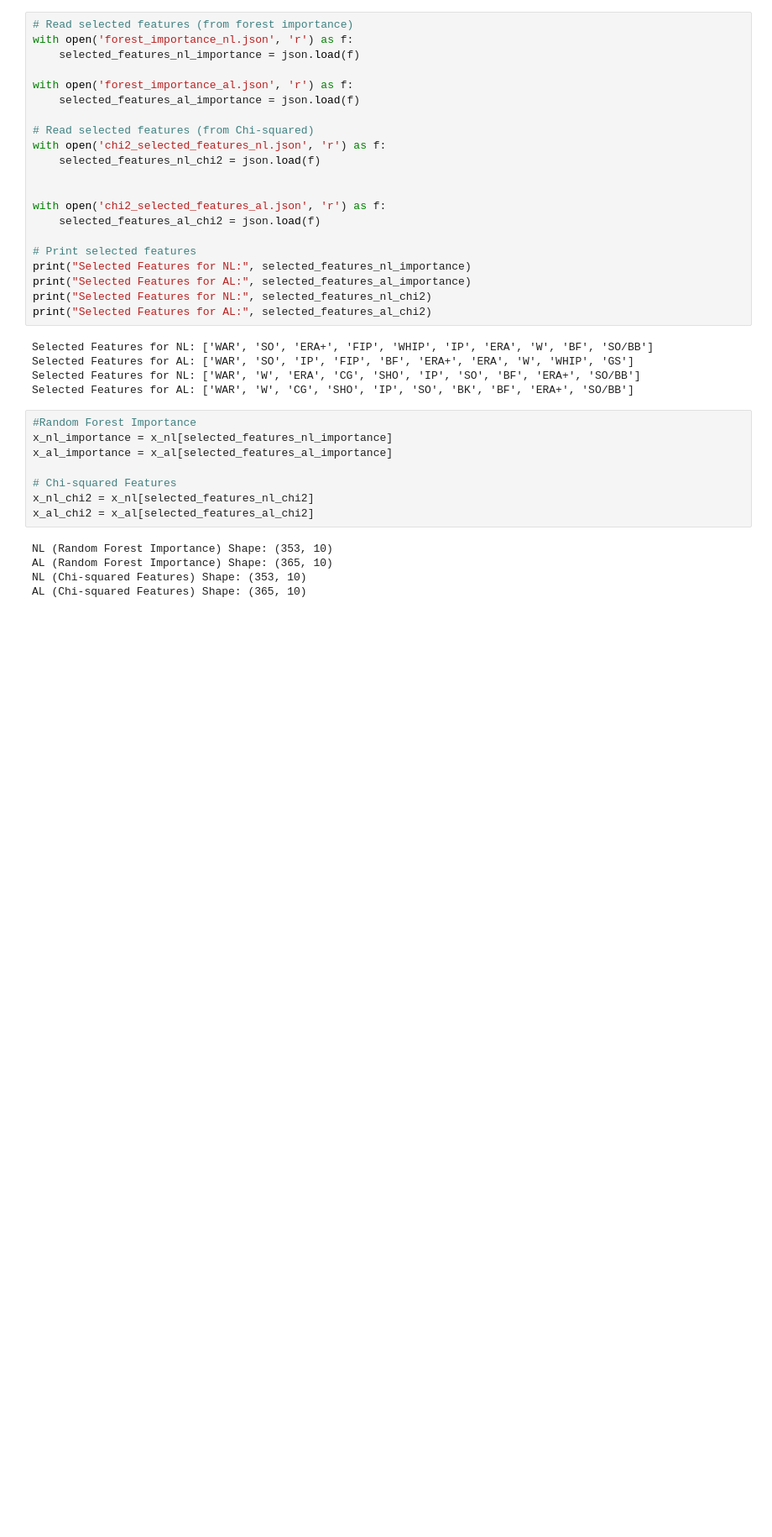
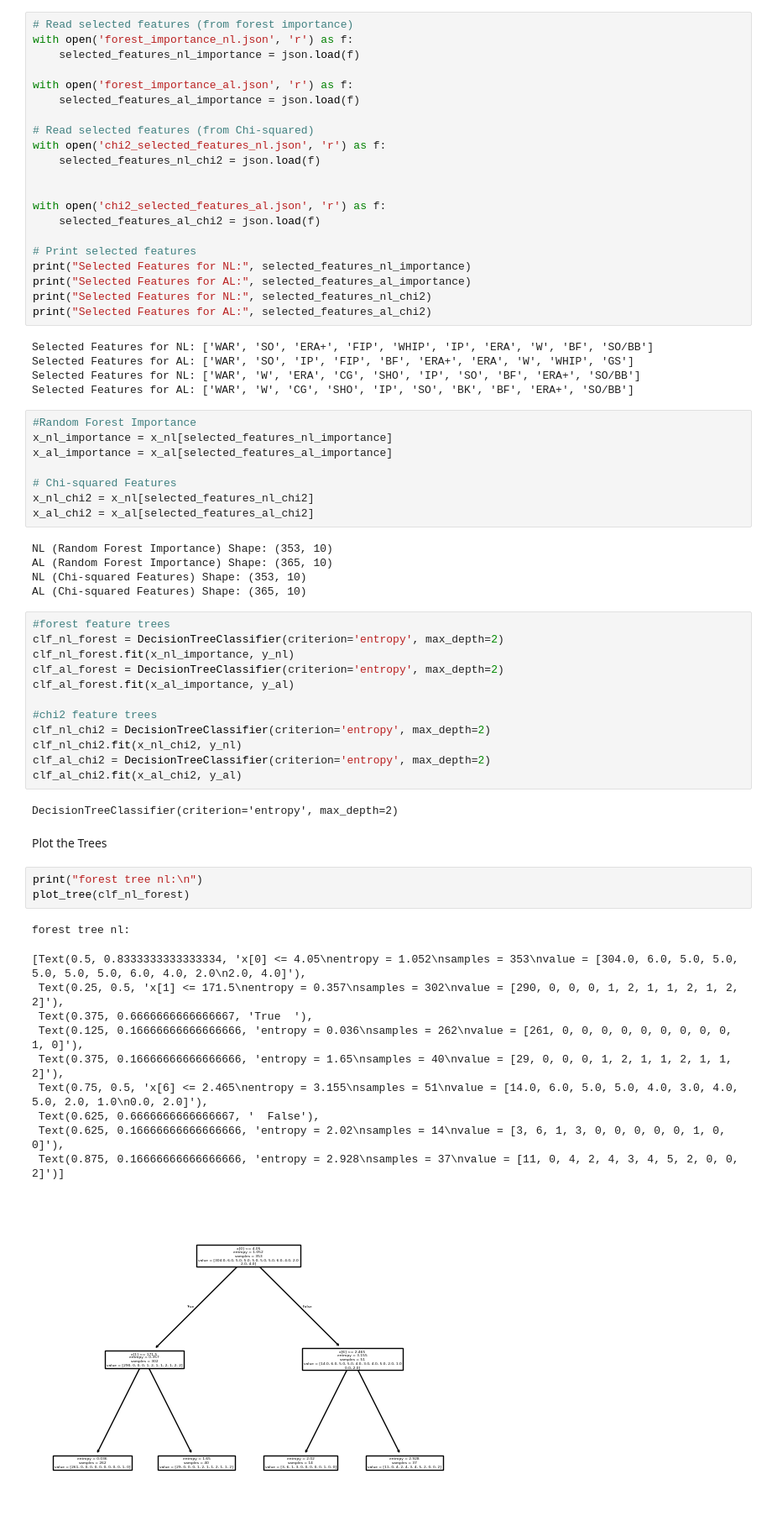
Before and after one commit to jbigs6134/CSC325_Cy_Young_Predictor, a Jupyter notebook: Decision_Tree_Classifier.ipynb, the cells around one changed output. Shown: that part at 84% size. Cells and saved outputs as stored; diff of their text form; blank space fills up the shorter version.

Commit message:
fitted and plotted the trees after deciding on the features to use

```diff
--- a/Decision_Tree_Classifier.ipynb
+++ b/Decision_Tree_Classifier.ipynb
@@ -60,3 +62,34 @@ NL (Random Forest Importance) Shape: (353, 10)
 AL (Random Forest Importance) Shape: (365, 10)
 NL (Chi-squared Features) Shape: (353, 10)
 AL (Chi-squared Features) Shape: (365, 10)
+# %%
+#forest feature trees
+clf_nl_forest = DecisionTreeClassifier(criterion='entropy', max_depth=2)
+clf_nl_forest.fit(x_nl_importance, y_nl)
+clf_al_forest = DecisionTreeClassifier(criterion='entropy', max_depth=2)
+clf_al_forest.fit(x_al_importance, y_al)
+
+#chi2 feature trees
+clf_nl_chi2 = DecisionTreeClassifier(criterion='entropy', max_depth=2)
+clf_nl_chi2.fit(x_nl_chi2, y_nl)
+clf_al_chi2 = DecisionTreeClassifier(criterion='entropy', max_depth=2)
+clf_al_chi2.fit(x_al_chi2, y_al)
+# %% [output]
+DecisionTreeClassifier(criterion='entropy', max_depth=2)
+# %% [markdown]
+Plot the Trees
+# %%
+print("forest tree nl:\n")
+plot_tree(clf_nl_forest)
+# %% [output]
+forest tree nl:
+[Text(0.5, 0.8333333333333334, 'x[0] <= 4.05\nentropy = 1.052\nsamples = 353\nvalue = [304.0, 6.0, 5.0, 5.0, 5.0, 5.0, 5.0, 6.0, 4.0, 2.0\n2.0, 4.0]'),
+ Text(0.25, 0.5, 'x[1] <= 171.5\nentropy = 0.357\nsamples = 302\nvalue = [290, 0, 0, 0, 1, 2, 1, 1, 2, 1, 2, 2]'),
+ Text(0.375, 0.6666666666666667, 'True  '),
+ Text(0.125, 0.16666666666666666, 'entropy = 0.036\nsamples = 262\nvalue = [261, 0, 0, 0, 0, 0, 0, 0, 0, 0, 1, 0]'),
+ Text(0.375, 0.16666666666666666, 'entropy = 1.65\nsamples = 40\nvalue = [29, 0, 0, 0, 1, 2, 1, 1, 2, 1, 1, 2]'),
+ Text(0.75, 0.5, 'x[6] <= 2.465\nentropy = 3.155\nsamples = 51\nvalue = [14.0, 6.0, 5.0, 5.0, 4.0, 3.0, 4.0, 5.0, 2.0, 1.0\n0.0, 2.0]'),
+ Text(0.625, 0.6666666666666667, '  False'),
+ Text(0.625, 0.16666666666666666, 'entropy = 2.02\nsamples = 14\nvalue = [3, 6, 1, 3, 0, 0, 0, 0, 0, 1, 0, 0]'),
+ Text(0.875, 0.16666666666666666, 'entropy = 2.928\nsamples = 37\nvalue = [11, 0, 4, 2, 4, 3, 4, 5, 2, 0, 0, 2]')]
+[figure, added]
```
Also changed, not shown: parts of 4 cells of this notebook.
